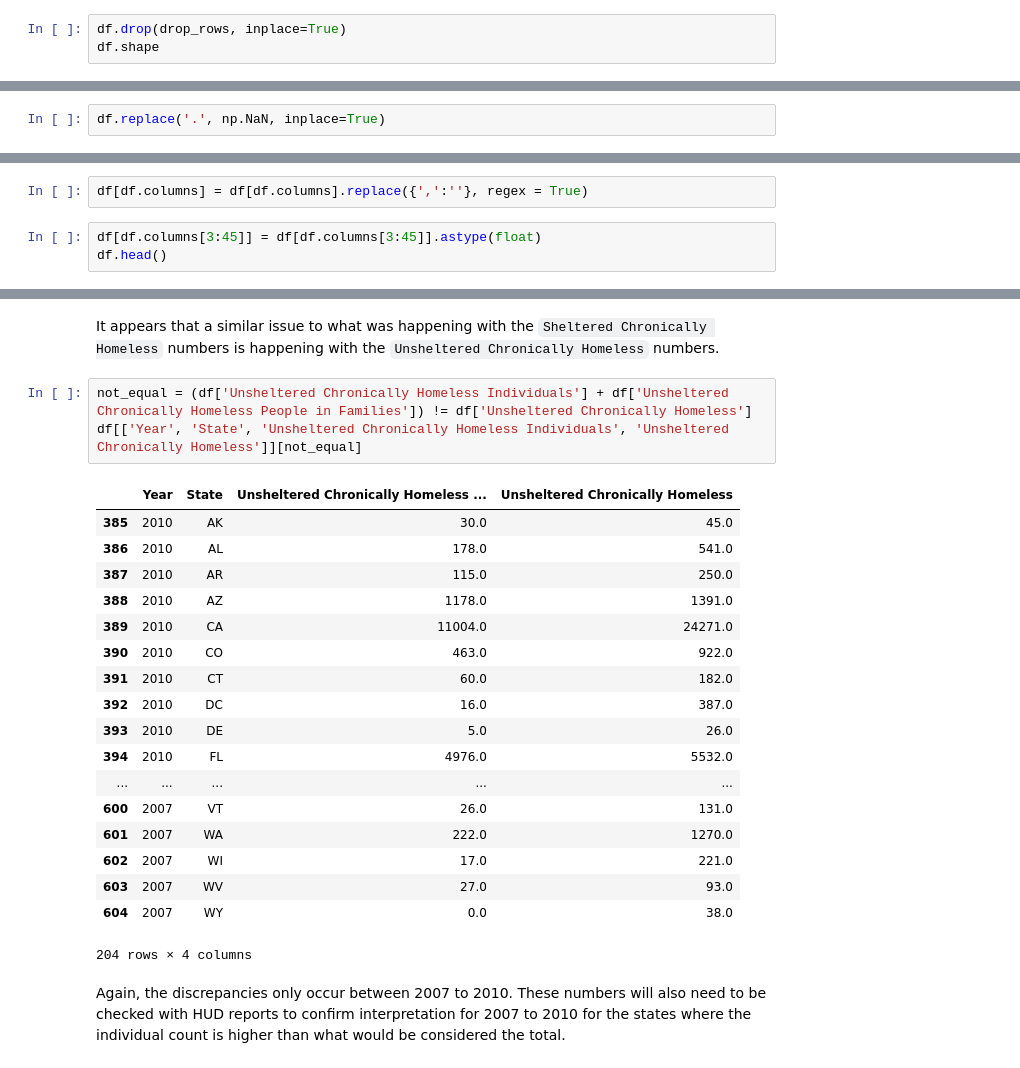
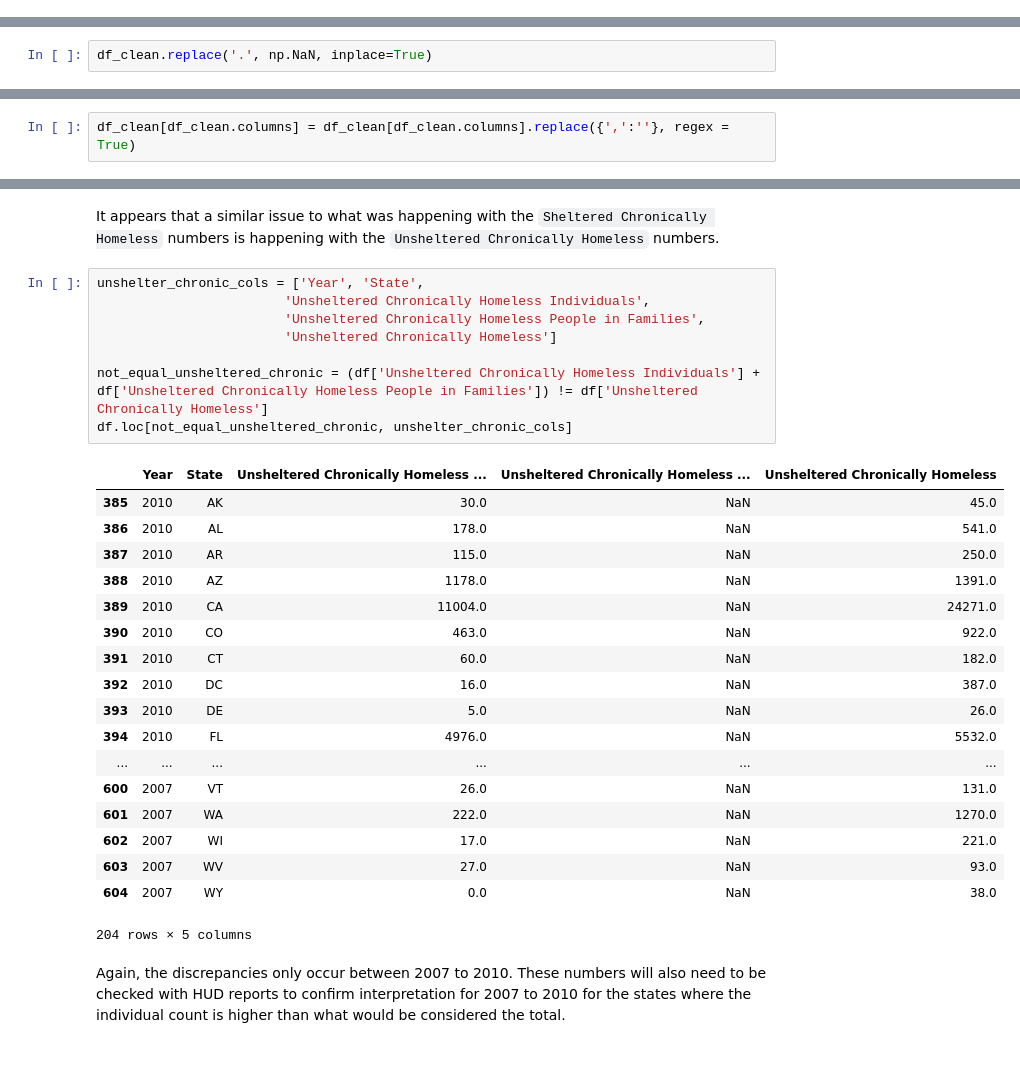
Before and after one commit to rebeccaebarnes/Homelessness, a Jupyter notebook: homelessness-working.ipynb, the cells around one changed output, grey strips where cells are left out. Saved outputs shown, nothing was run; the diff lists cells and outputs as text.

```diff
--- a/homelessness-working.ipynb
+++ b/homelessness-working.ipynb
@@ -220,3 +318,0 @@ Int64Index([ 11,  26,  41,  49,  66,  81,  96, 104, 121, 136, 151, 159, 176,
-# %%
-df.drop(drop_rows, inplace=True)
-df.shape
@@ -228,4 +320,4 @@ df.to_csv('df-named.csv', index=False)
 #### Convert Coumns to `float`
 It was discovered that in some cases missing values were indicated by `.` These were replaced with NaN to assist in further conversion to float.
 # %%
-df.replace('.', np.NaN, inplace=True)
+df_clean.replace('.', np.NaN, inplace=True)
@@ -255,6 +325,3 @@ This increased the number of missing values and further inspection will be requi
 All commas needed to be removed from the str values to allow conversion to `float` while managing `NaN` values.
 # %%
-df[df.columns] = df[df.columns].replace({',':''}, regex = True)
+df_clean[df_clean.columns] = df_clean[df_clean.columns].replace({',':''}, regex = True)
-# %%
-df[df.columns[3:45]] = df[df.columns[3:45]].astype(float)
-df.head()
@@ -394,27 +473,32 @@ df[['Year', 'State', 'Sheltered Chronically Homeless Individuals', 'Sheltered Ch
 # %% [markdown]
 It appears that a similar issue to what was happening with the `Sheltered Chronically Homeless` numbers is happening with the `Unsheltered Chronically Homeless` numbers.
 # %%
-not_equal = (df['Unsheltered Chronically Homeless Individuals'] + df['Unsheltered Chronically Homeless People in Families']) != df['Unsheltered Chronically Homeless']
-df[['Year', 'State', 'Unsheltered Chronically Homeless Individuals', 'Unsheltered Chronically Homeless']][not_equal]
+unshelter_chronic_cols = ['Year', 'State',
+                        'Unsheltered Chronically Homeless Individuals',
+                        'Unsheltered Chronically Homeless People in Families',
+                        'Unsheltered Chronically Homeless']
+
+not_equal_unsheltered_chronic = (df['Unsheltered Chronically Homeless Individuals'] + df['Unsheltered Chronically Homeless People in Families']) != df['Unsheltered Chronically Homeless']
+df.loc[not_equal_unsheltered_chronic, unshelter_chronic_cols]
 # %% [output]
-|  | Year | State | Unsheltered Chronically Homeless ... | Unsheltered Chronically Homeless |
-| 385 | 2010 | AK | 30.0 | 45.0 |
-| 386 | 2010 | AL | 178.0 | 541.0 |
-| 387 | 2010 | AR | 115.0 | 250.0 |
-| 388 | 2010 | AZ | 1178.0 | 1391.0 |
-| 389 | 2010 | CA | 11004.0 | 24271.0 |
-| 390 | 2010 | CO | 463.0 | 922.0 |
-| 391 | 2010 | CT | 60.0 | 182.0 |
-| 392 | 2010 | DC | 16.0 | 387.0 |
-| 393 | 2010 | DE | 5.0 | 26.0 |
-| 394 | 2010 | FL | 4976.0 | 5532.0 |
-| ... | ... | ... | ... | ... |
-| 600 | 2007 | VT | 26.0 | 131.0 |
-| 601 | 2007 | WA | 222.0 | 1270.0 |
-| 602 | 2007 | WI | 17.0 | 221.0 |
-| 603 | 2007 | WV | 27.0 | 93.0 |
-| 604 | 2007 | WY | 0.0 | 38.0 |
+|  | Year | State | Unsheltered Chronically Homeless ... | Unsheltered Chronically Homeless ... | Unsheltered Chronically Homeless |
+| 385 | 2010 | AK | 30.0 | NaN | 45.0 |
+| 386 | 2010 | AL | 178.0 | NaN | 541.0 |
+| 387 | 2010 | AR | 115.0 | NaN | 250.0 |
+| 388 | 2010 | AZ | 1178.0 | NaN | 1391.0 |
+| 389 | 2010 | CA | 11004.0 | NaN | 24271.0 |
+| 390 | 2010 | CO | 463.0 | NaN | 922.0 |
+| 391 | 2010 | CT | 60.0 | NaN | 182.0 |
+| 392 | 2010 | DC | 16.0 | NaN | 387.0 |
+| 393 | 2010 | DE | 5.0 | NaN | 26.0 |
+| 394 | 2010 | FL | 4976.0 | NaN | 5532.0 |
+| ... | ... | ... | ... | ... | ... |
+| 600 | 2007 | VT | 26.0 | NaN | 131.0 |
+| 601 | 2007 | WA | 222.0 | NaN | 1270.0 |
+| 602 | 2007 | WI | 17.0 | NaN | 221.0 |
+| 603 | 2007 | WV | 27.0 | NaN | 93.0 |
+| 604 | 2007 | WY | 0.0 | NaN | 38.0 |
-204 rows × 4 columns
+204 rows × 5 columns
 # %% [markdown]
 Again, the discrepancies only occur between 2007 to 2010. These numbers will also need to be checked with HUD reports to confirm interpretation for 2007 to 2010 for the states where the individual count is higher than what would be considered the total.
 # %%
```
Also changed, not shown: parts of 69 cells of this notebook, 1 other file.
